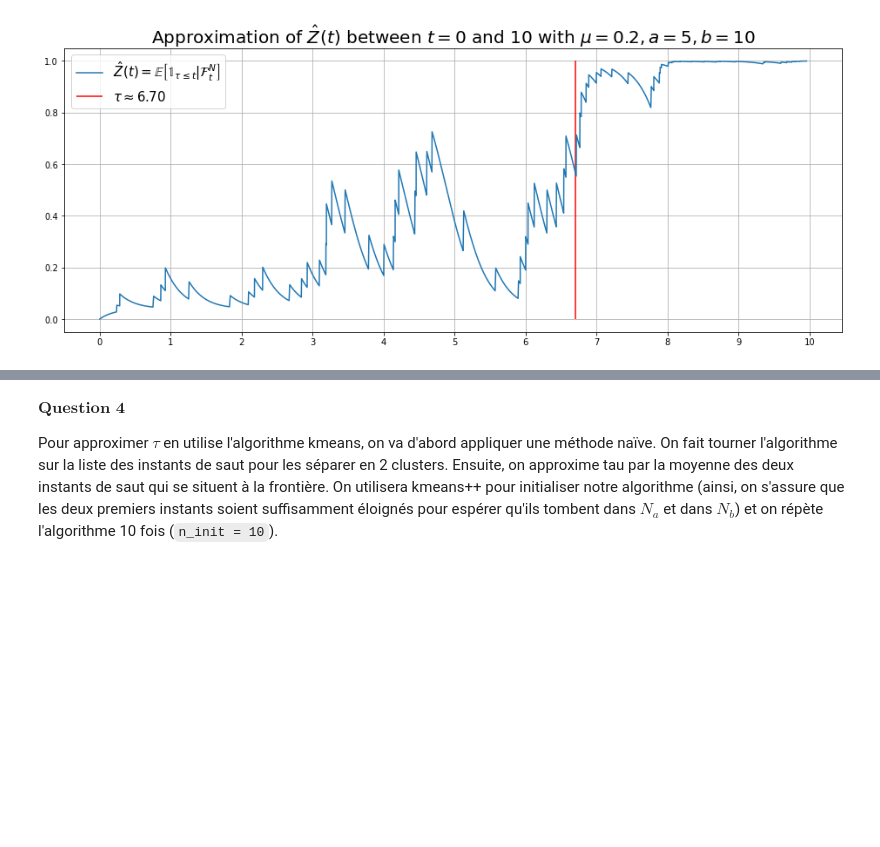
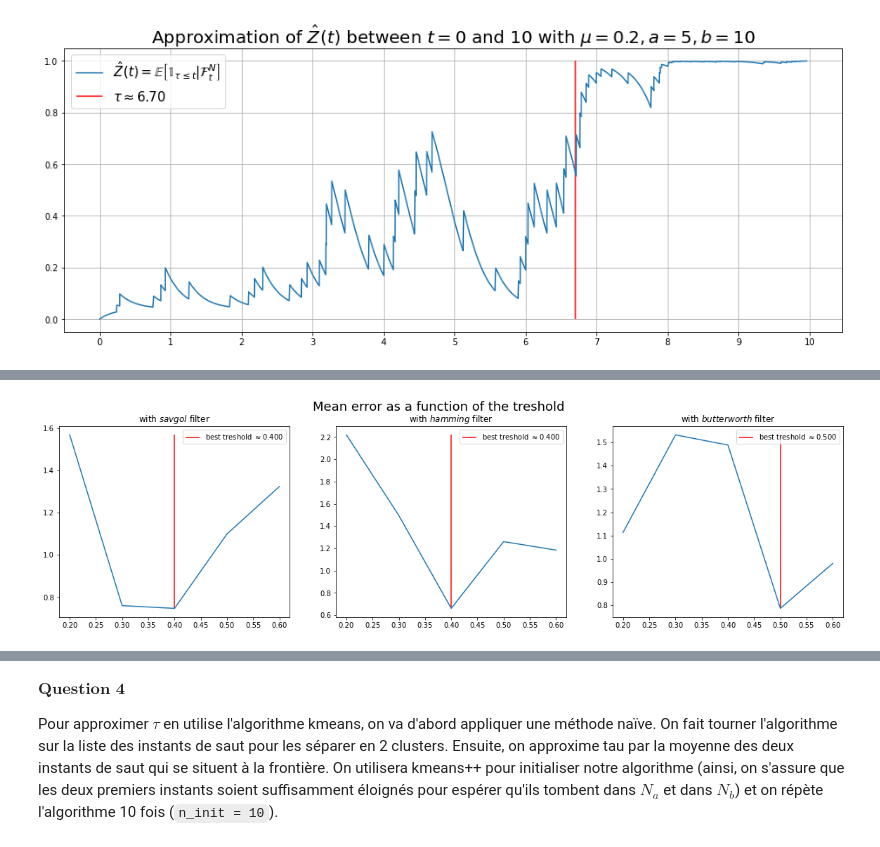
Before and after one commit to Qzaac/MACS207b, a Jupyter notebook: filtrage_macs207b.ipynb, the cells around one changed output, grey strips where cells are left out. Saved outputs shown, nothing was run; the diff lists cells and outputs as text; code cells hidden in the pictures; blank space fills up the shorter version.

```diff
--- a/filtrage_macs207b.ipynb
+++ b/filtrage_macs207b.ipynb
@@ -286,14 +305,13 @@ def zfilter(z, name) :
 # %%
-# Fonction pour tester la qualité des résultats
-
-def evaluate_treshold(n, mu, a, b, zfilter_name = 'butterworth', tresh = 0.4, end = 2/mu, rng = np.random.default_rng(None)) :
+def evaluate_gradient(zfilter_name, n, a, b, end = 10, rng = np.random.default_rng(None)) :
+    """Returns an estimation of the error of the approximation using the derivative method"""
     error = 0
     for i in range(n) :
         tau = 10
         while tau >= 10 :
-            tau, Tas, Tbs = N(mu, a, b, 2*end, rng = rng)
-        ts, z, jumps = Z(mu, a, b, 2*end, [0] + Tas + Tbs, num = 50) #on simule jusqu'à 2*end pour être sûrs de choper le moment où ça explose
+            tau, Tas, Tbs = N(a, b, end=2*end, rng=rng)
+        ts, z, jumps = Z(a, b, [0] + Tas + Tbs, end=2*end)
         zfiltered = zfilter(z, zfilter_name)
-        htau = treshold_estimate(ts, zfiltered, tresh)
+        htau = ts[np.argmax(np.gradient(zfiltered))]
         error += np.abs(htau - tau)
     return error/n
@@ -327,3 +356,0 @@ conclusion de cette partie : butterworth est le plus rapide
-# %%
-rng = np.random.default_rng(42)
-evaluate_gradient('savgol', 1000, 0.2, 5, 10, rng = rng)
@@ -329,0 +361,30 @@ evaluate_gradient('savgol', 1000, 0.2, 5, 10, rng = rng)
+# %%
+def test_tresholds(low, high, step, name, n, a, b, rng = np.random.default_rng(None)):
+    tresholds = np.arange(low, high, step)
+    errors = []
+    for tresh in tresholds :
+        errors.append(evaluate_treshold(name, n, a, b, tresh = tresh, rng=rng))
+    return(errors, tresholds, tresholds[np.argmin(errors)])
+# %%
+low = 0.2
+high = 0.7
+step = 0.1
+names = ['savgol','hamming','butterworth']
+n = 10
+a = 5
+b = 10
+rng = np.random.default_rng(2)
+
+besttresholds = []
+f, axs = plt.subplots(1,3,figsize=(20, 5))
+f.suptitle("Mean error as a function of the treshold", fontsize = 18)
+for i,ax in zip([0,1,2],axs):
+    name = names[i]
+    errors, tresholds, besttresh = test_tresholds(low, high, step, name, n, a, b, rng=rng)
+    besttresholds.append((name,besttresh))
+    ax.plot(tresholds,errors)
+    ax.vlines(besttresh,min(errors),max(errors),color='r',label=rf"best treshold $\approx $" + str(besttresh)[:5])
+    ax.legend()
+    ax.set_title(rf"with ${name}$ filter", fontsize = 12)
+# %% [output]
+[figure, added]
```
Also changed, not shown: parts of 34 cells of this notebook.
